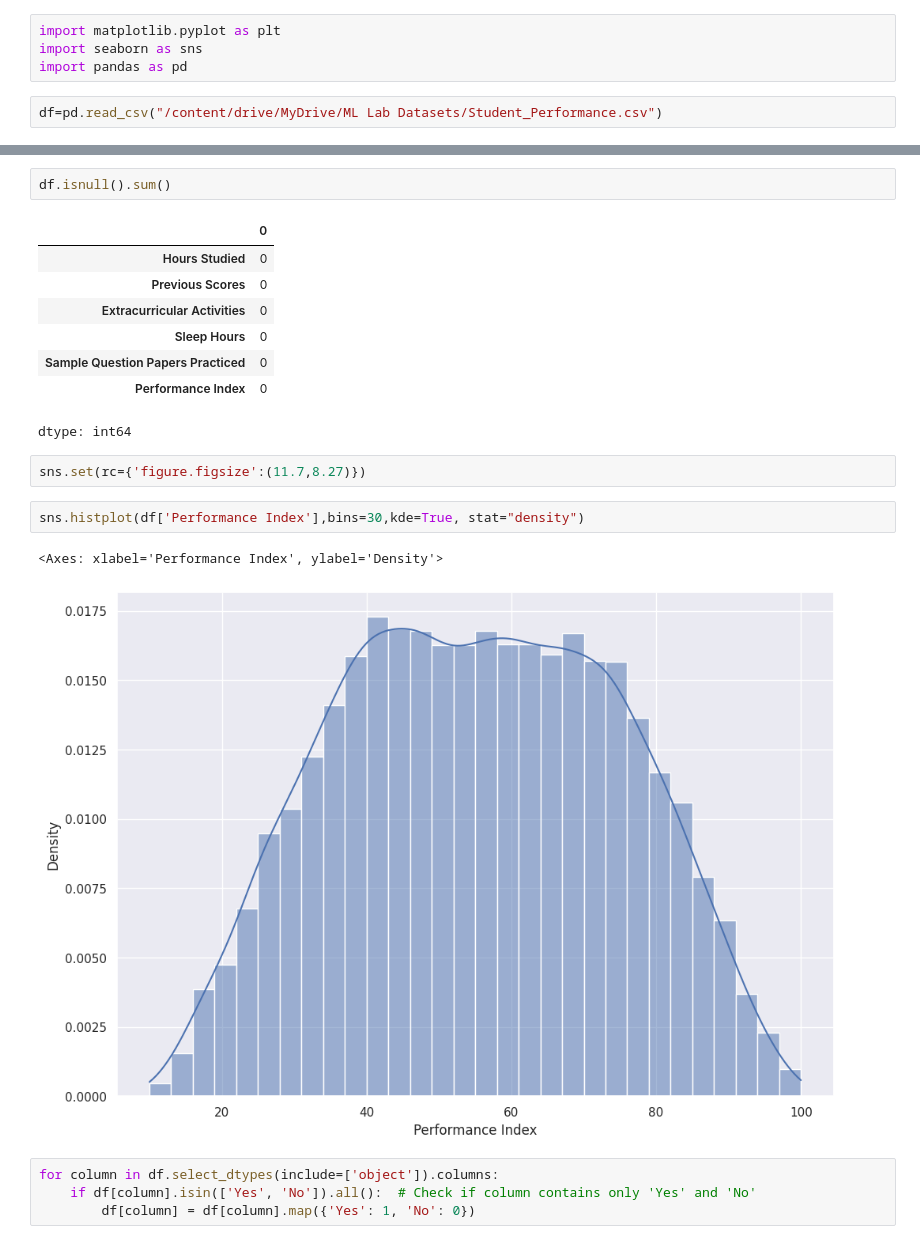
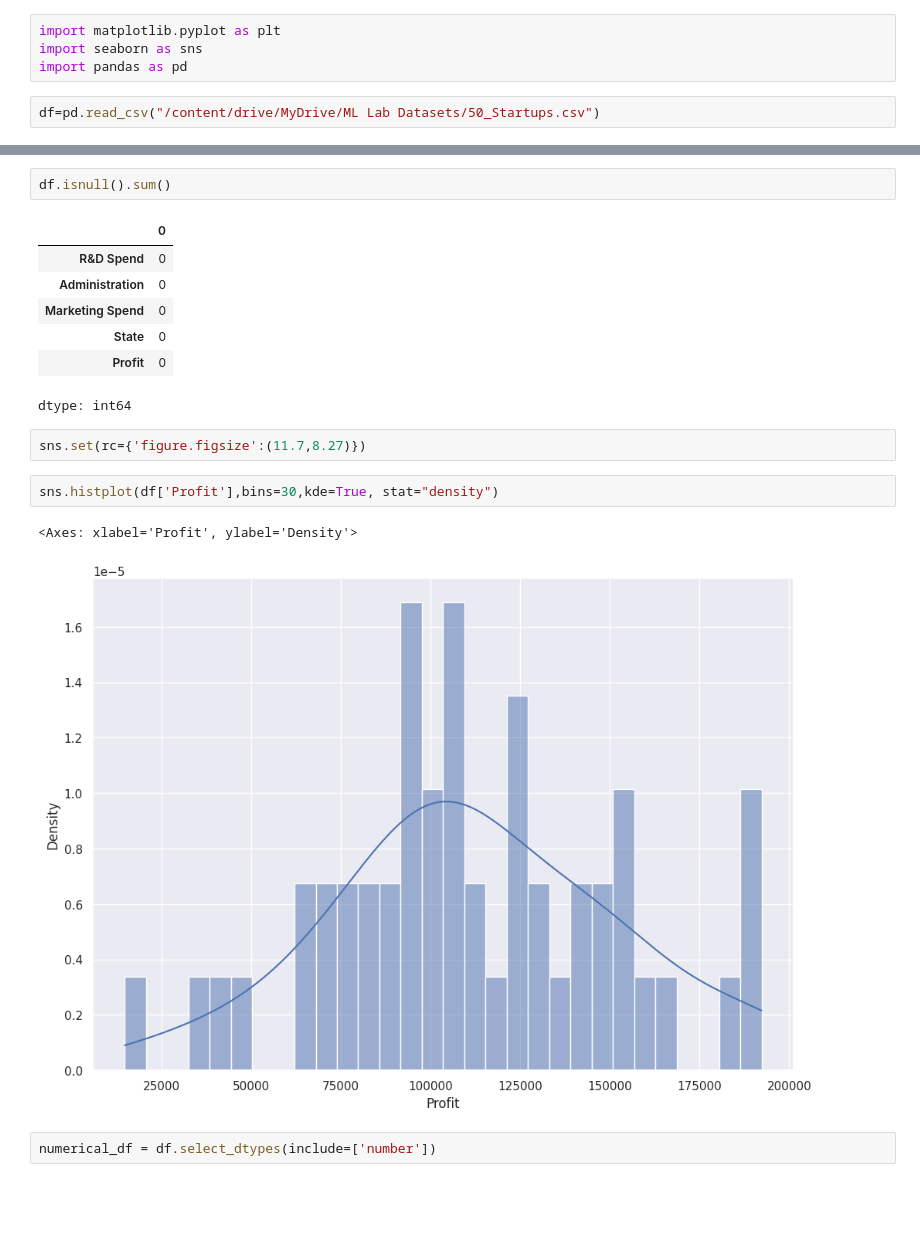
Before and after one commit to nishanth-sudo/ML-Laboratory, a Jupyter notebook: Multivariate_Linear_Regression.ipynb, the cells around one changed output, grey strips where cells are left out. Cells and saved outputs as stored; diff of their text form; blank space fills up the shorter version.

```diff
--- a/Multivariate_Linear_Regression.ipynb
+++ b/Multivariate_Linear_Regression.ipynb
@@ -5,7 +5,7 @@ import matplotlib.pyplot as plt
 import seaborn as sns
 import pandas as pd
 # %%
-df=pd.read_csv("/content/drive/MyDrive/ML Lab Datasets/Student_Performance.csv")
+df=pd.read_csv("/content/drive/MyDrive/ML Lab Datasets/50_Startups.csv")
 # %%
 df.head()
 # %% [output]
@@ -19,22 +19,19 @@ df.head()
 df.isnull().sum()
 # %% [output]
 |  | 0 |
-| Hours Studied | 0 |
-| Previous Scores | 0 |
-| Extracurricular Activities | 0 |
-| Sleep Hours | 0 |
-| Sample Question Papers Practiced | 0 |
-| Performance Index | 0 |
+| R&D Spend | 0 |
+| Administration | 0 |
+| Marketing Spend | 0 |
+| State | 0 |
+| Profit | 0 |
 dtype: int64
 # %%
 sns.set(rc={'figure.figsize':(11.7,8.27)})
 # %%
-sns.histplot(df['Performance Index'],bins=30,kde=True, stat="density")
+sns.histplot(df['Profit'],bins=30,kde=True, stat="density")
 # %% [output]
-<Axes: xlabel='Performance Index', ylabel='Density'>
+<Axes: xlabel='Profit', ylabel='Density'>
-[figure, old version]
+[figure, new version]
-# %%
-for column in df.select_dtypes(include=['object']).columns:
-    if df[column].isin(['Yes', 'No']).all():  # Check if column contains only 'Yes' and 'No'
-        df[column] = df[column].map({'Yes': 1, 'No': 0})
+# %%
+numerical_df = df.select_dtypes(include=['number'])
 # %%
```
Also changed, not shown: parts of 4 cells of this notebook.
